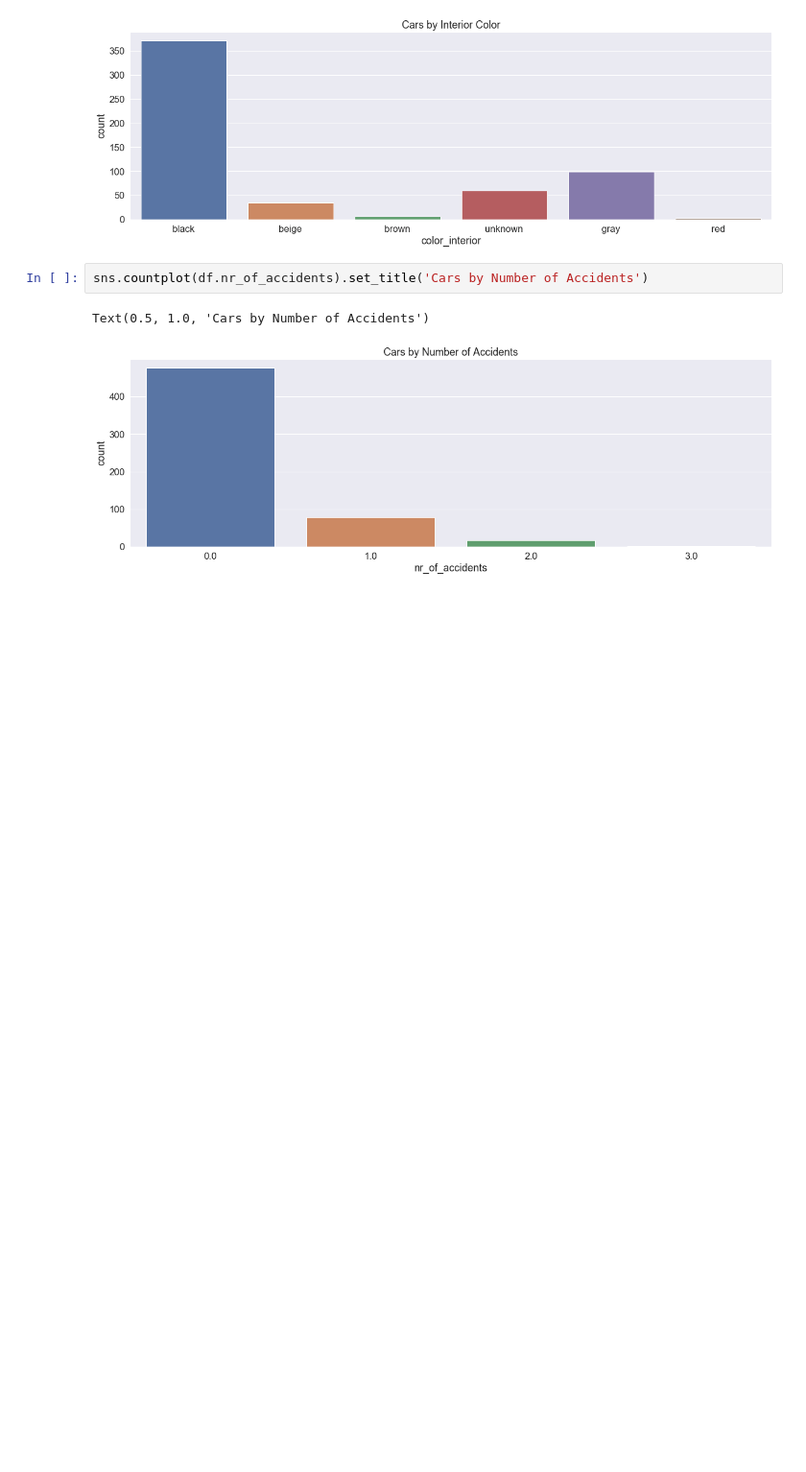
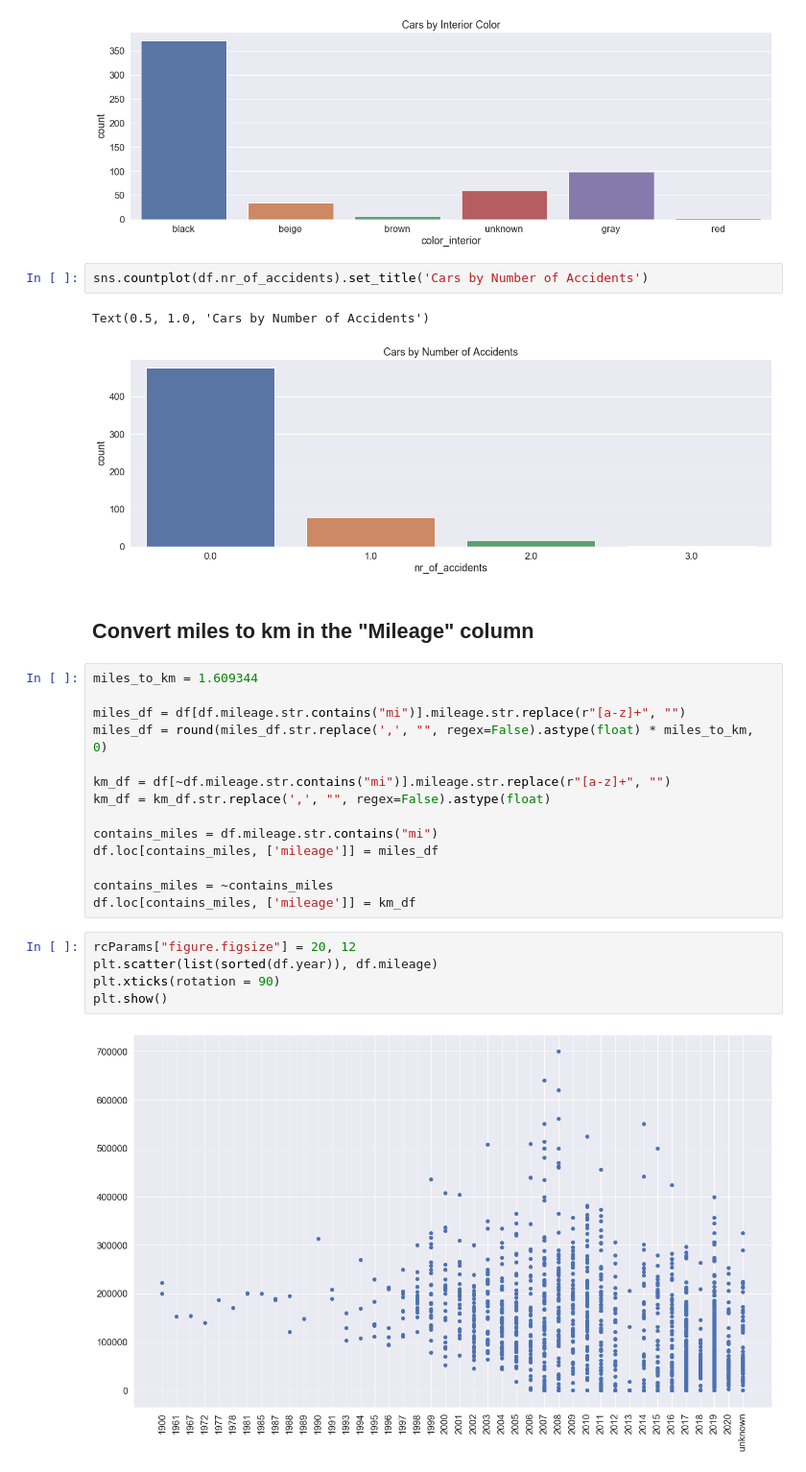
Before and after one commit to tableClothed/cars-price-comparision, a Jupyter notebook: analyze_data.ipynb, the cells around one changed output. Shown: that part at 96% size. Cells and saved outputs as stored; diff of their text form; blank space fills up the shorter version.

```diff
--- a/analyze_data.ipynb
+++ b/analyze_data.ipynb
@@ -54,3 +62,26 @@ sns.countplot(df.nr_of_accidents).set_title('Cars by Number of Accidents')
 # %% [output]
 Text(0.5, 1.0, 'Cars by Number of Accidents')
 [figure]
+# %% [markdown]
+## Convert miles to km in the "Mileage" column
+# %%
+miles_to_km = 1.609344
+
+miles_df = df[df.mileage.str.contains("mi")].mileage.str.replace(r"[a-z]+", "")
+miles_df = round(miles_df.str.replace(',', "", regex=False).astype(float) * miles_to_km, 0)
+
+km_df = df[~df.mileage.str.contains("mi")].mileage.str.replace(r"[a-z]+", "")
+km_df = km_df.str.replace(',', "", regex=False).astype(float)
+
+contains_miles = df.mileage.str.contains("mi")
+df.loc[contains_miles, ['mileage']] = miles_df
+
+contains_miles = ~contains_miles
+df.loc[contains_miles, ['mileage']] = km_df
+# %%
+rcParams["figure.figsize"] = 20, 12
+plt.scatter(list(sorted(df.year)), df.mileage)
+plt.xticks(rotation = 90)
+plt.show()
+# %% [output]
+[figure, added]
```
Also changed, not shown: parts of 16 cells of this notebook, 2 other files.
